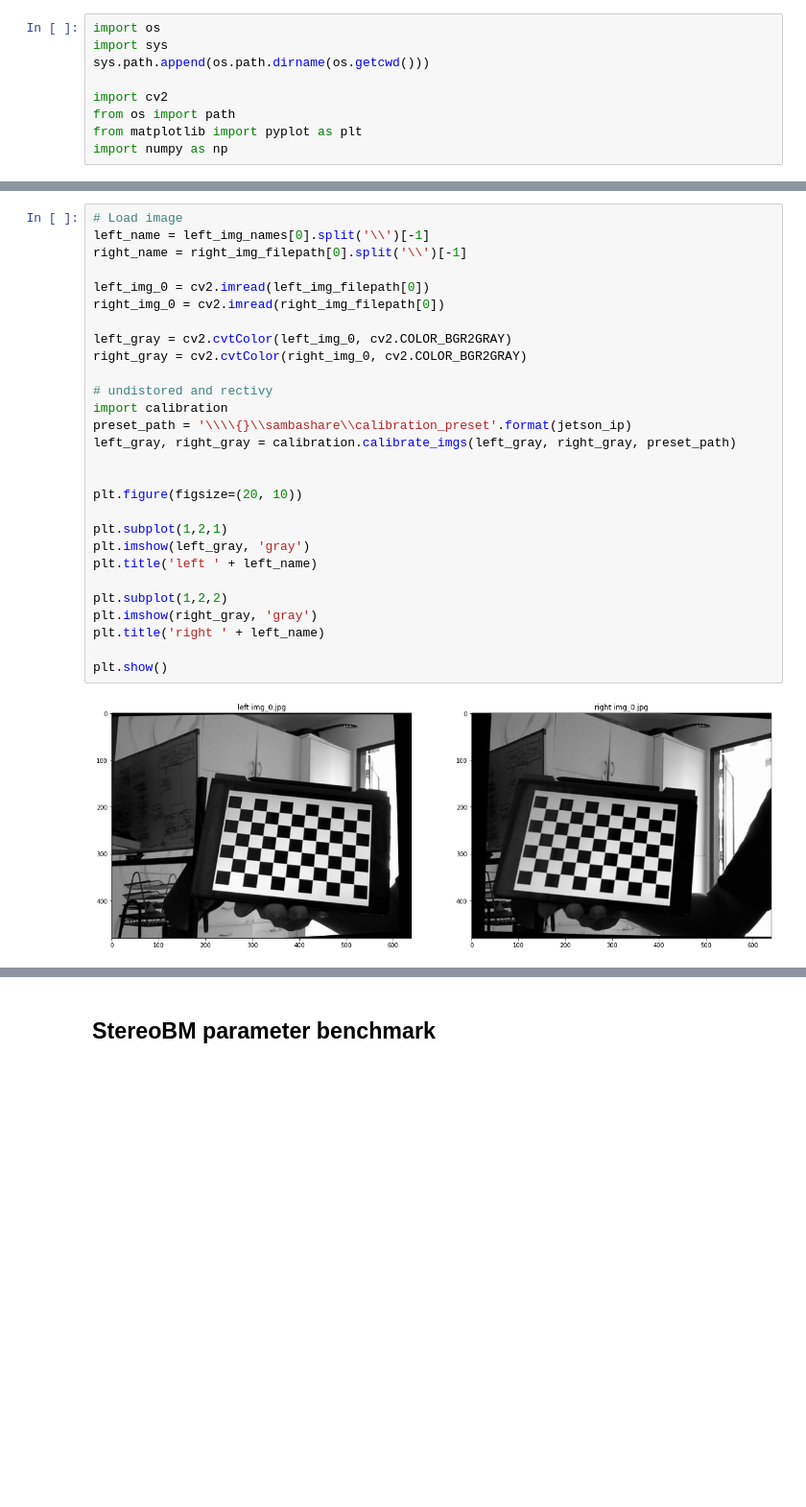
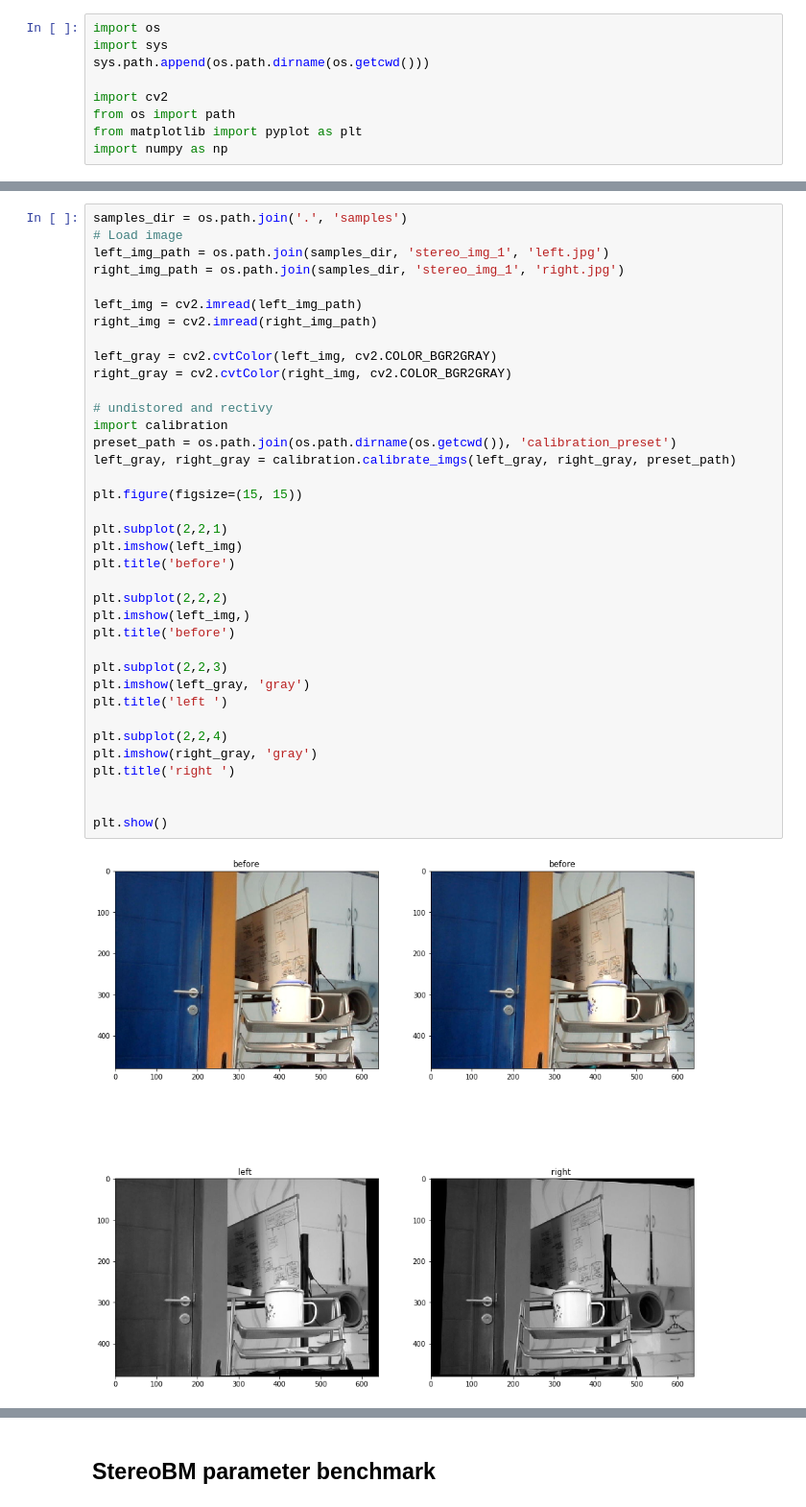
Before and after one commit to chawza/jetson-obstacle-avoidance, a Jupyter notebook: notebooks/disparity calculations.ipynb, the cells around one changed output, grey strips where cells are left out. Shown at 96% size. Cells and saved outputs as stored; diff of their text form; blank space fills up the shorter version.

```diff
--- a/notebooks/disparity calculations.ipynb
+++ b/notebooks/disparity calculations.ipynb
@@ -23,31 +17,40 @@ right_img_filepath = [os.path.join(stereo_img_dir, 'right', name) for name in ri
 # %%
+samples_dir = os.path.join('.', 'samples')
 # Load image
-left_name = left_img_names[0].split('\\')[-1]
-right_name = right_img_filepath[0].split('\\')[-1]
+left_img_path = os.path.join(samples_dir, 'stereo_img_1', 'left.jpg')
+right_img_path = os.path.join(samples_dir, 'stereo_img_1', 'right.jpg')
 
-left_img_0 = cv2.imread(left_img_filepath[0])
-right_img_0 = cv2.imread(right_img_filepath[0])
+left_img = cv2.imread(left_img_path)
+right_img = cv2.imread(right_img_path)
 
-left_gray = cv2.cvtColor(left_img_0, cv2.COLOR_BGR2GRAY)
-right_gray = cv2.cvtColor(right_img_0, cv2.COLOR_BGR2GRAY)
+left_gray = cv2.cvtColor(left_img, cv2.COLOR_BGR2GRAY)
+right_gray = cv2.cvtColor(right_img, cv2.COLOR_BGR2GRAY)
 
 # undistored and rectivy
 import calibration
-preset_path = '\\\\{}\\sambashare\\calibration_preset'.format(jetson_ip)
+preset_path = os.path.join(os.path.dirname(os.getcwd()), 'calibration_preset')
 left_gray, right_gray = calibration.calibrate_imgs(left_gray, right_gray, preset_path)
 
+plt.figure(figsize=(15, 15))
 
-plt.figure(figsize=(20, 10))
+plt.subplot(2,2,1)
+plt.imshow(left_img)
+plt.title('before')
 
-plt.subplot(1,2,1)
+plt.subplot(2,2,2)
+plt.imshow(left_img,)
+plt.title('before')
+
+plt.subplot(2,2,3)
 plt.imshow(left_gray, 'gray')
-plt.title('left ' + left_name)
+plt.title('left ')
 
-plt.subplot(1,2,2)
+plt.subplot(2,2,4)
 plt.imshow(right_gray, 'gray')
-plt.title('right ' + left_name)
+plt.title('right ')
+
 
 plt.show()
 # %% [output]
-[figure, old version]
+[figure, new version]
 # %%
```
Also changed, not shown: parts of 5 cells of this notebook, 1 other file.
